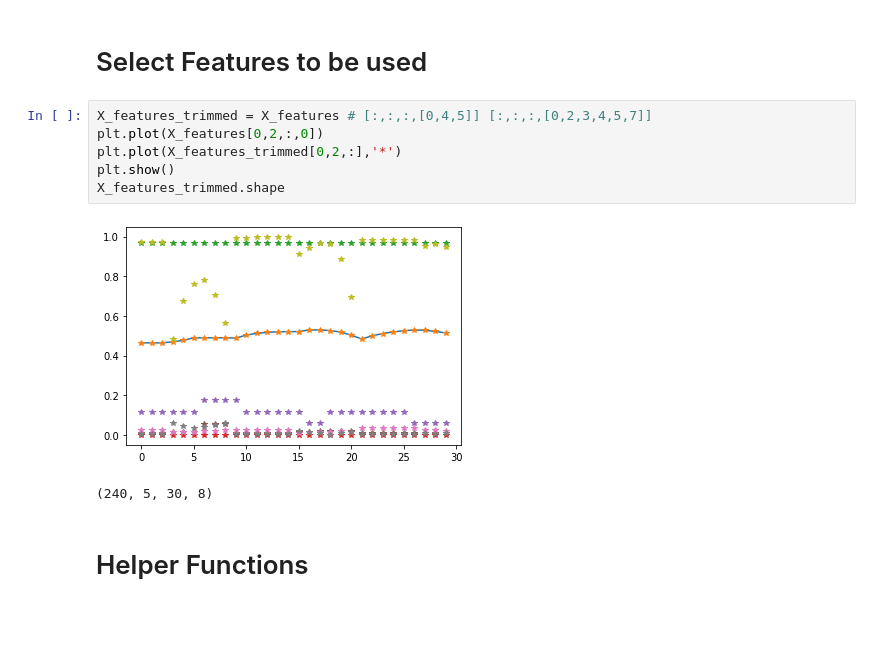
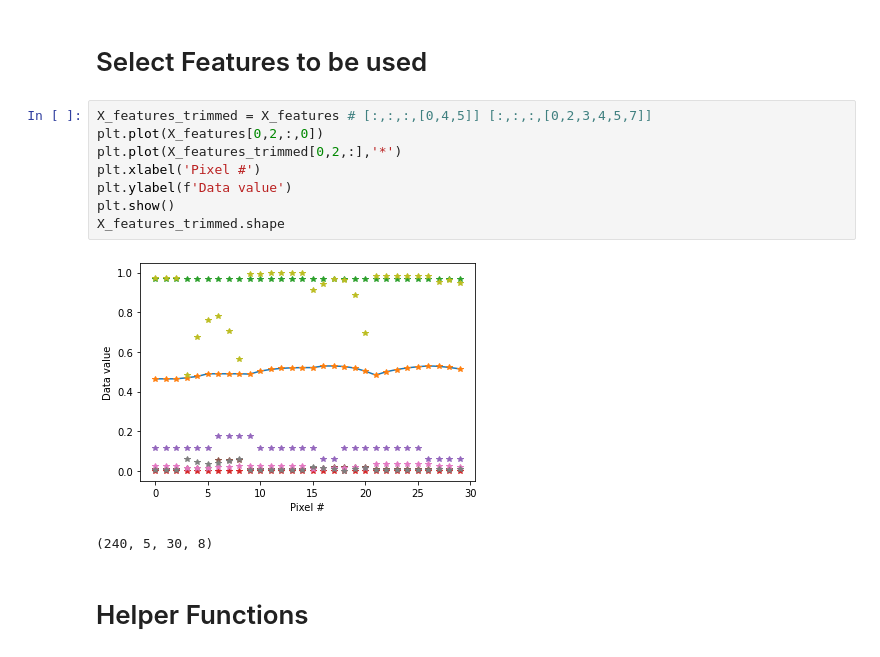
Before and after one commit to nazmulhasan202/WIP_NoteBooks, a Jupyter notebook: Classification of Porosity Level.ipynb, the cells around one changed output. Cells and saved outputs as stored; diff of their text form; blank space fills up the shorter version.

```diff
--- a/Classification of Porosity Level.ipynb
+++ b/Classification of Porosity Level.ipynb
@@ -99,11 +102,13 @@ plt.show()
 # %%
 X_features_trimmed = X_features # [:,:,:,[0,4,5]] [:,:,:,[0,2,3,4,5,7]]
 plt.plot(X_features[0,2,:,0])
 plt.plot(X_features_trimmed[0,2,:],'*')
+plt.xlabel('Pixel #')
+plt.ylabel(f'Data value')
 plt.show()
 X_features_trimmed.shape
 # %% [output]
-[figure, old version]
+[figure, new version]
 (240, 5, 30, 8)
 # %% [markdown]
 # Helper Functions
```
Also changed, not shown: parts of 21 cells of this notebook.
